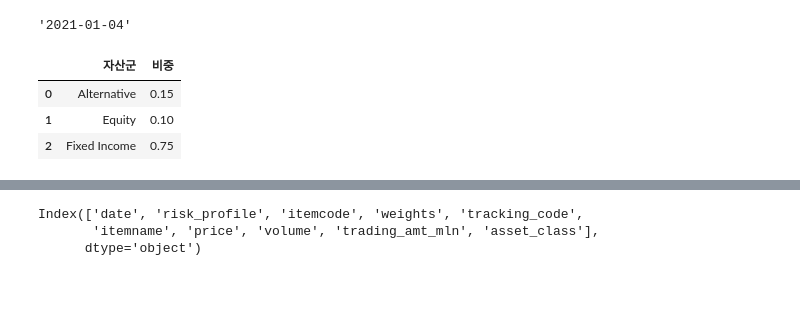
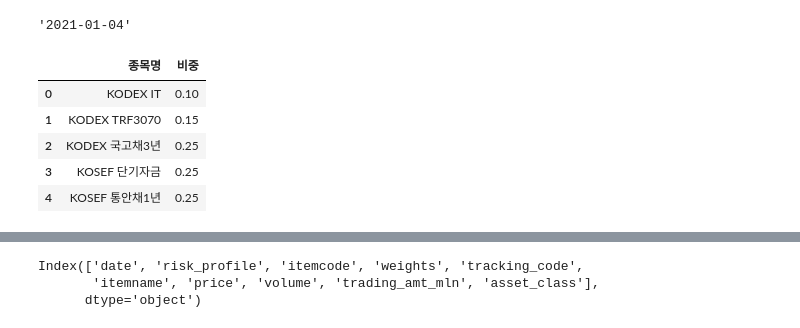
Before and after one commit to my2582/kisra, a Jupyter notebook: Untitled.ipynb, the cells around one changed output, grey strips where cells are left out. Cells and saved outputs as stored; diff of their text form; code cells hidden in the pictures; blank space fills up the shorter version.

```diff
--- a/Untitled.ipynb
+++ b/Untitled.ipynb
@@ -12,16 +12,18 @@ current_date
 # %%
 df = advised_pf.loc[(advised_pf.date==current_date) & (advised_pf.risk_profile==2), :]
 # %%
-        df.loc[:, ['weights', 'asset_class']].groupby(
-            'asset_class').sum().reset_index().rename(columns={
-                'asset_class': '자산군',
-                'weights': '비중'
-            })
+df.loc[:, ['weights', 'itemname']].groupby(
+    'itemname').sum().reset_index().rename(columns={
+        'itemname': '종목명',
+        'weights': '비중'
+    })
 # %% [output]
-|  | 자산군 | 비중 |
-| 0 | Alternative | 0.15 |
-| 1 | Equity | 0.10 |
-| 2 | Fixed Income | 0.75 |
+|  | 종목명 | 비중 |
+| 0 | KODEX IT | 0.10 |
+| 1 | KODEX TRF3070 | 0.15 |
+| 2 | KODEX 국고채3년 | 0.25 |
+| 3 | KOSEF 단기자금 | 0.25 |
+| 4 | KOSEF 통안채1년 | 0.25 |
 # %%
 df
 # %% [output]
```
Also changed, not shown: parts of 1 cell of this notebook, 1 other file.
